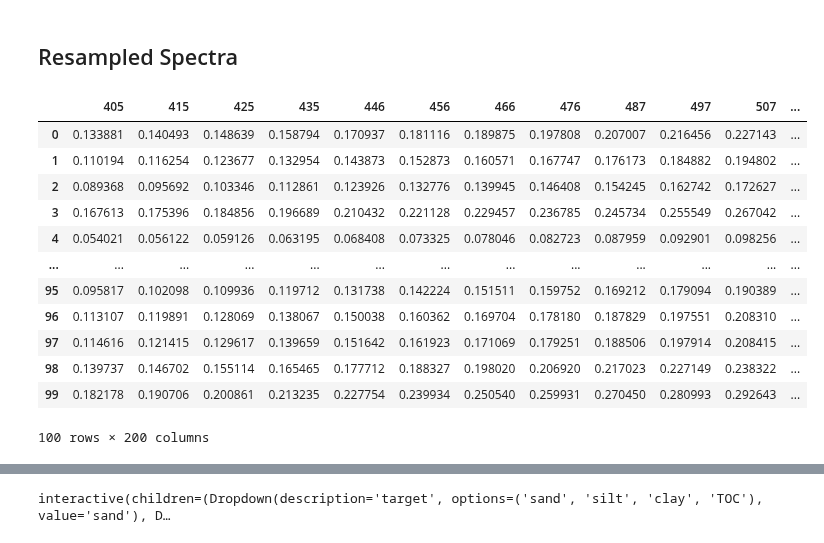
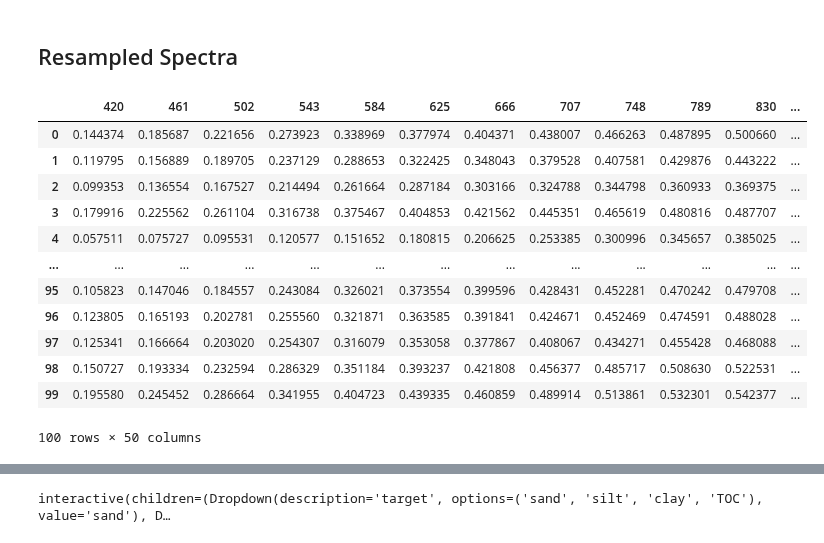
Before and after one commit to SwetaSingh87/SharedPython, a Jupyter notebook: UAE/C_UAE_RefinedCode-temporary.ipynb, the cells around one changed output, grey strips where cells are left out. Cells and saved outputs as stored; diff of their text form; code cells hidden in the pictures.

```diff
--- a/UAE/C_UAE_RefinedCode-temporary.ipynb
+++ b/UAE/C_UAE_RefinedCode-temporary.ipynb
@@ -403,35 +438,35 @@ NT = zscorenormalize_targets(T)
 # %%
 def resample_spectra (alldata_smoothed, n_band):
     #row, width = alldata_smoothed.shape
     w = (c_max-c_min)/n_band
     indx = []
     for i in range (0,n_band,1):
         indx.append(np.floor((i+0.5)*w))
     #print(indx)
     #red_spectra = alldata_smoothed.iloc[:,0:n_band].copy()
     red_spectra = alldata_smoothed.iloc[:, indx].copy()
 
 #     for i in range (0, n_band):
 #         red_spectra.iloc[:,i] = alldata_smoothed.iloc[:,i*w:(i+1)*w].mean(axis=1)
 
     return (red_spectra)
 
-red_spec = resample_spectra(alldata_smoothed,200)
+red_spec = resample_spectra(alldata_smoothed,50)
 red_spec.head(100)
 # %% [output]
-|  | 405 | 415 | 425 | 435 | 446 | 456 | 466 | 476 | 487 | 497 | 507 | ... |
-| 0 | 0.133881 | 0.140493 | 0.148639 | 0.158794 | 0.170937 | 0.181116 | 0.189875 | 0.197808 | 0.207007 | 0.216456 | 0.227143 | ... |
-| 1 | 0.110194 | 0.116254 | 0.123677 | 0.132954 | 0.143873 | 0.152873 | 0.160571 | 0.167747 | 0.176173 | 0.184882 | 0.194802 | ... |
-| 2 | 0.089368 | 0.095692 | 0.103346 | 0.112861 | 0.123926 | 0.132776 | 0.139945 | 0.146408 | 0.154245 | 0.162742 | 0.172627 | ... |
-| 3 | 0.167613 | 0.175396 | 0.184856 | 0.196689 | 0.210432 | 0.221128 | 0.229457 | 0.236785 | 0.245734 | 0.255549 | 0.267042 | ... |
-| 4 | 0.054021 | 0.056122 | 0.059126 | 0.063195 | 0.068408 | 0.073325 | 0.078046 | 0.082723 | 0.087959 | 0.092901 | 0.098256 | ... |
+|  | 420 | 461 | 502 | 543 | 584 | 625 | 666 | 707 | 748 | 789 | 830 | ... |
+| 0 | 0.144374 | 0.185687 | 0.221656 | 0.273923 | 0.338969 | 0.377974 | 0.404371 | 0.438007 | 0.466263 | 0.487895 | 0.500660 | ... |
+| 1 | 0.119795 | 0.156889 | 0.189705 | 0.237129 | 0.288653 | 0.322425 | 0.348043 | 0.379528 | 0.407581 | 0.429876 | 0.443222 | ... |
+| 2 | 0.099353 | 0.136554 | 0.167527 | 0.214494 | 0.261664 | 0.287184 | 0.303166 | 0.324788 | 0.344798 | 0.360933 | 0.369375 | ... |
+| 3 | 0.179916 | 0.225562 | 0.261104 | 0.316738 | 0.375467 | 0.404853 | 0.421562 | 0.445351 | 0.465619 | 0.480816 | 0.487707 | ... |
+| 4 | 0.057511 | 0.075727 | 0.095531 | 0.120577 | 0.151652 | 0.180815 | 0.206625 | 0.253385 | 0.300996 | 0.345657 | 0.385025 | ... |
 | ... | ... | ... | ... | ... | ... | ... | ... | ... | ... | ... | ... | ... |
-| 95 | 0.095817 | 0.102098 | 0.109936 | 0.119712 | 0.131738 | 0.142224 | 0.151511 | 0.159752 | 0.169212 | 0.179094 | 0.190389 | ... |
-| 96 | 0.113107 | 0.119891 | 0.128069 | 0.138067 | 0.150038 | 0.160362 | 0.169704 | 0.178180 | 0.187829 | 0.197551 | 0.208310 | ... |
-| 97 | 0.114616 | 0.121415 | 0.129617 | 0.139659 | 0.151642 | 0.161923 | 0.171069 | 0.179251 | 0.188506 | 0.197914 | 0.208415 | ... |
-| 98 | 0.139737 | 0.146702 | 0.155114 | 0.165465 | 0.177712 | 0.188327 | 0.198020 | 0.206920 | 0.217023 | 0.227149 | 0.238322 | ... |
-| 99 | 0.182178 | 0.190706 | 0.200861 | 0.213235 | 0.227754 | 0.239934 | 0.250540 | 0.259931 | 0.270450 | 0.280993 | 0.292643 | ... |
+| 95 | 0.105823 | 0.147046 | 0.184557 | 0.243084 | 0.326021 | 0.373554 | 0.399596 | 0.428431 | 0.452281 | 0.470242 | 0.479708 | ... |
+| 96 | 0.123805 | 0.165193 | 0.202781 | 0.255560 | 0.321871 | 0.363585 | 0.391841 | 0.424671 | 0.452469 | 0.474591 | 0.488028 | ... |
+| 97 | 0.125341 | 0.166664 | 0.203020 | 0.254307 | 0.316079 | 0.353058 | 0.377867 | 0.408067 | 0.434271 | 0.455428 | 0.468088 | ... |
+| 98 | 0.150727 | 0.193334 | 0.232594 | 0.286329 | 0.351184 | 0.393237 | 0.421808 | 0.456377 | 0.485717 | 0.508630 | 0.522531 | ... |
+| 99 | 0.195580 | 0.245452 | 0.286664 | 0.341955 | 0.404723 | 0.439335 | 0.460859 | 0.489914 | 0.513861 | 0.532301 | 0.542377 | ... |
-100 rows × 200 columns
+100 rows × 50 columns
 # %%
 x2 =red_spec.iloc[2,:]
 specy = alldata_smoothed.iloc[2,:]
```
Also changed, not shown: parts of 13 cells of this notebook, 1 other file.
